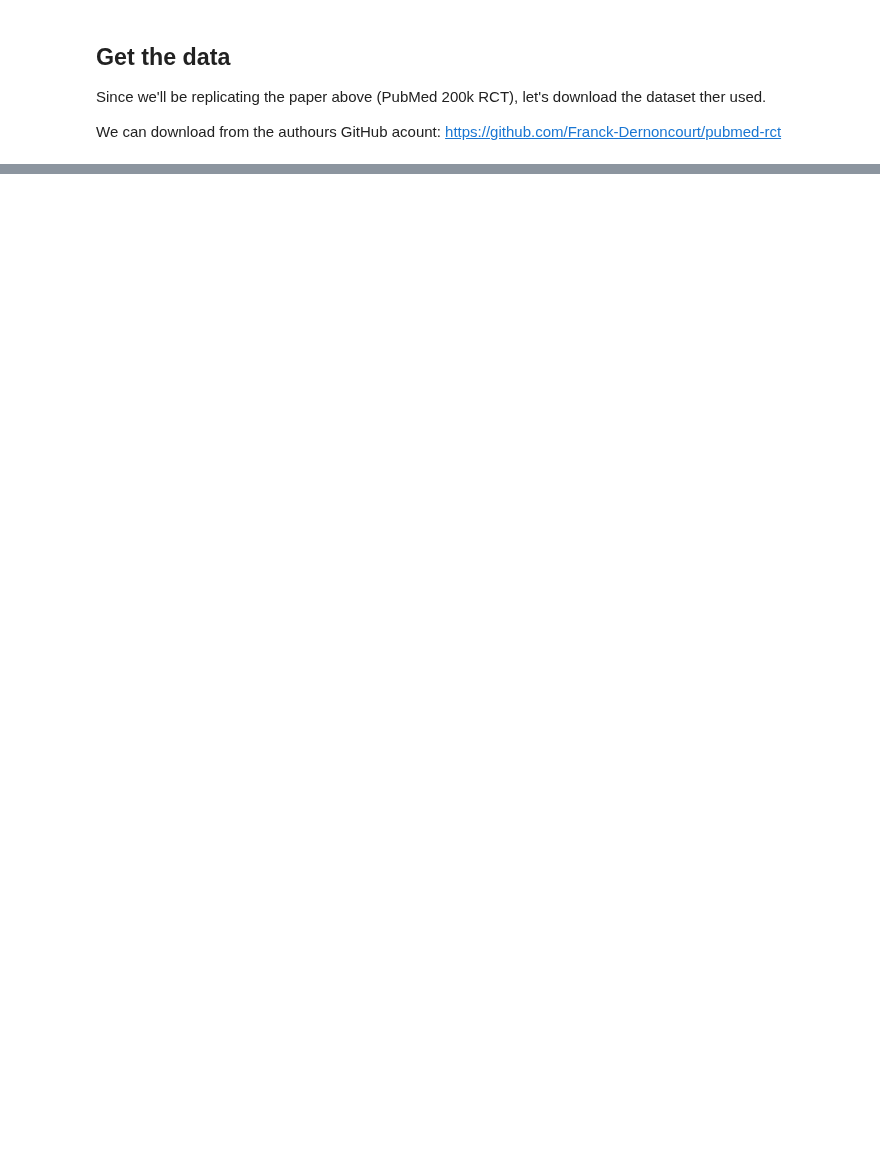
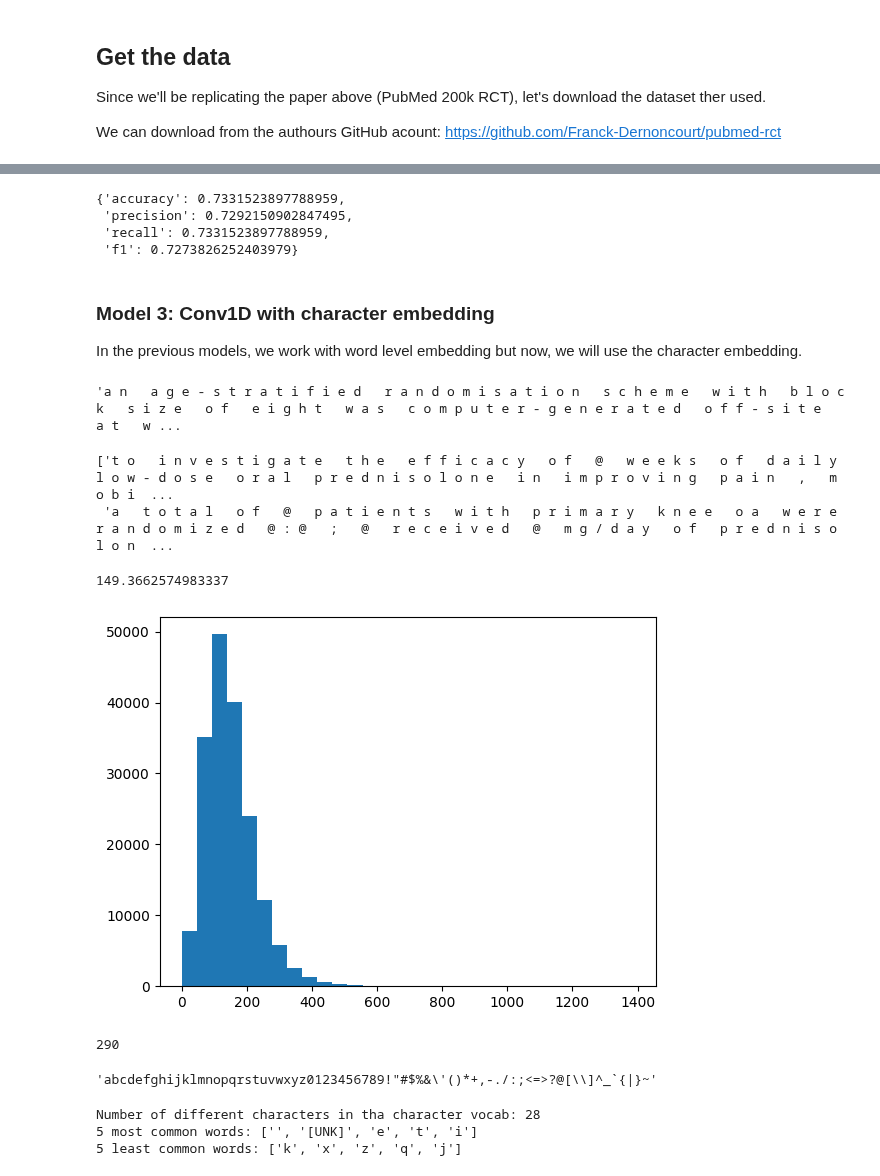
Before and after one commit to SedatParlak/tensorflow, a Jupyter notebook: 09_SkimLit_NLP_Milestone_Project.ipynb, the cells around one changed output, grey strips where cells are left out. Drawn from its saved outputs; the diff is of its cells as text; code cells hidden in the pictures; blank space fills up the shorter version.

```diff
--- a/09_SkimLit_NLP_Milestone_Project.ipynb
+++ b/09_SkimLit_NLP_Milestone_Project.ipynb
@@ -20,0 +755,59 @@ We can download from the authours GitHub acount: https://github.com/Franck-Derno
+# %%
+# Calculate the results model 2
+model_2_results = calculate_results(y_true=val_labels_encoded,
+                                    y_pred=model_2_preds)
+model_2_results
+# %% [output]
+{'accuracy': 0.7331523897788959,
+ 'precision': 0.7292150902847495,
+ 'recall': 0.7331523897788959,
+ 'f1': 0.7273826252403979}
+# %% [markdown]
+### Model 3: Conv1D with character embedding
+
+In the previous models, we work with word level embedding but now, we will use the character embedding.
+# %%
+# Make function to split sentences into characters
+def split_chars(text):
+  return ' '.join(list(text))
+
+# Text splitting non-character-level sequence into characters
+split_chars(random_train_sentence)
+# %% [output]
+'a n   a g e - s t r a t i f i e d   r a n d o m i s a t i o n   s c h e m e   w i t h   b l o c k   s i z e   o f   e i g h t   w a s   c o m p u t e r - g e n e r a t e d   o f f - s i t e   a t   w ...
+# %%
+# Split sequnce-level data into character-level data splits
+train_chars = [split_chars(sentence) for sentence in train_sentences]
+val_chars = [split_chars(sentence) for sentence in val_sentences]
+test_chars = [split_chars(sentence) for sentence in test_sentences]
+
+# Check out the train chars
+train_chars[:2]
+# %% [output]
+['t o   i n v e s t i g a t e   t h e   e f f i c a c y   o f   @   w e e k s   o f   d a i l y   l o w - d o s e   o r a l   p r e d n i s o l o n e   i n   i m p r o v i n g   p a i n   ,   m o b i  ...
+ 'a   t o t a l   o f   @   p a t i e n t s   w i t h   p r i m a r y   k n e e   o a   w e r e   r a n d o m i z e d   @ : @   ;   @   r e c e i v e d   @   m g / d a y   o f   p r e d n i s o l o n  ...
+# %%
+# What's the average character lengt
+chars_lens = [len(sentence) for sentence in train_sentences]
+mean_char_lens = np.mean(chars_lens)
+mean_char_lens
+# %% [output]
+149.3662574983337
+# %%
+# Check the distribution of our sequences
+plt.hist(chars_lens, bins=30);
+# %% [output]
+[figure, added]
+# %%
+# Fin the what character length cover %95 of sequence
+output_seq_char_len = int(np.percentile(chars_lens, 95))
+output_seq_char_len
+# %% [output]
+290
+# %%
+# Get all keyboard characters
+import string
+alphabet = string.ascii_lowercase + string.digits + string.punctuation
+alphabet
+# %% [output]
+'abcdefghijklmnopqrstuvwxyz0123456789!"#$%&\'()*+,-./:;<=>?@[\\]^_`{|}~'
@@ -20,0 +824,10 @@ We can download from the authours GitHub acount: https://github.com/Franck-Derno
+# %%
+# Check character vocab stats
+char_vocab = char_vectorizer.get_vocabulary()
+print(f'Number of different characters in tha character vocab: {len(char_vocab)}')
+print(f'5 most common words: {char_vocab[:5]}')
+print(f'5 least common words: {char_vocab[-5:]}')
+# %% [output]
+Number of different characters in tha character vocab: 28
+5 most common words: ['', '[UNK]', 'e', 't', 'i']
+5 least common words: ['k', 'x', 'z', 'q', 'j']
```
Also changed, not shown: parts of 98 cells of this notebook.
